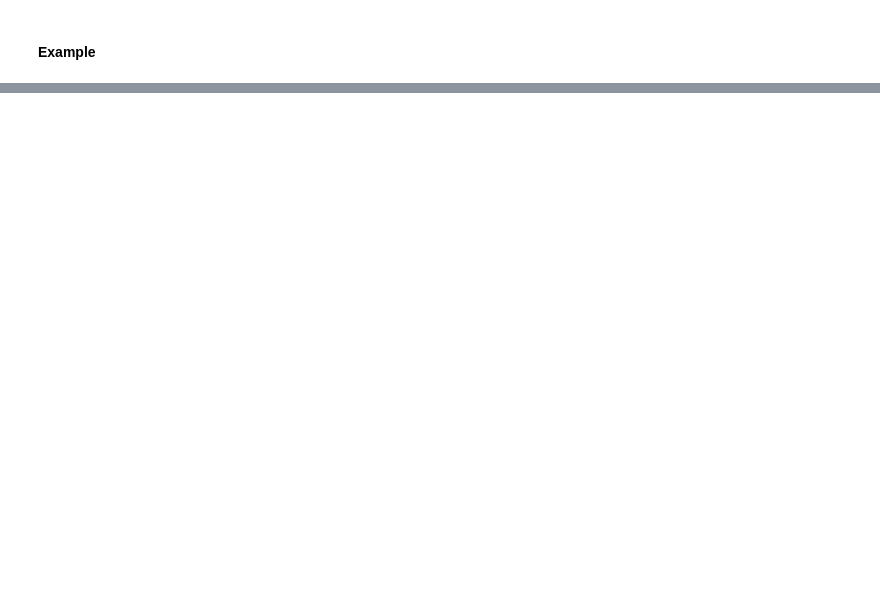
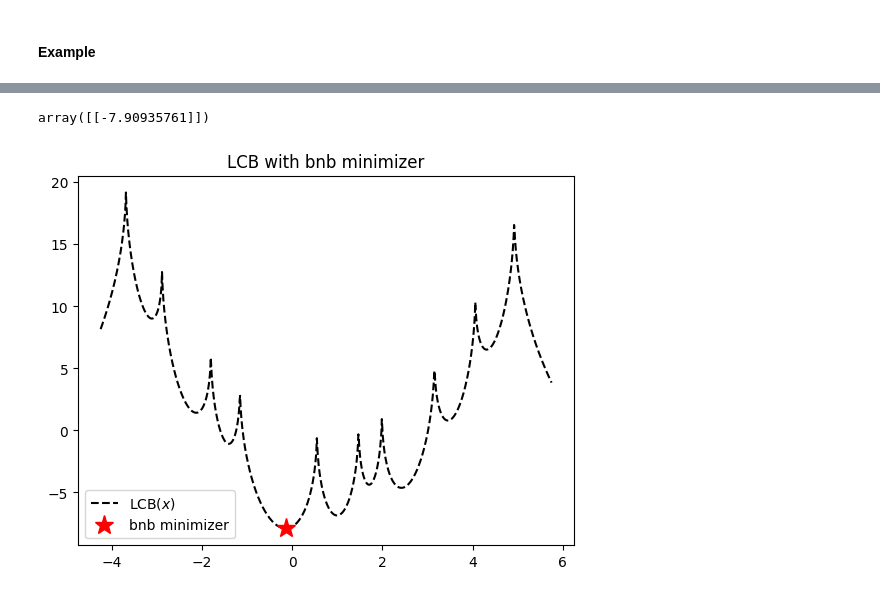
Before and after one commit to llnl/hiop, a Jupyter notebook: src/Drivers/hiopbbpy/BODemoNLP-Tucker.ipynb, the cells around one changed output, grey strips where cells are left out. Saved outputs shown, nothing was run; the diff lists cells and outputs as text; code cells hidden in the pictures; blank space fills up the shorter version.

```diff
--- a/src/Drivers/hiopbbpy/BODemoNLP-Tucker.ipynb
+++ b/src/Drivers/hiopbbpy/BODemoNLP-Tucker.ipynb
@@ -197,0 +246,18 @@ plt.show()
+# %%
+xstar_bounds = (np.array([-0.14622498]), np.array([-0.14614868]))
+xstar = np.mean([xstar_bounds[i][0] for i in range(2)])
+y_star = acqf.evaluate(np.array([[xstar]]))
+y_star
+# %% [output]
+array([[-7.90935761]])
+# %%
+#plt.plot(midpoints, LCB_Ls, label=r"LCB$_{U}(x)$")
+plt.plot(X, Y_acqf, 'k--', label=r'LCB$(x)$')
+#plt.plot(midpoints, LCB_Us, label=r"LCB$_{L}(x)$")
+plt.plot(xstar, y_star[0], "r*", markersize=14, label=r'bnb minimizer')
+#plt.plot(x_train[:,0], np.zeros(n_samples), "k*", label=r'training pts')
+plt.title('LCB with bnb minimizer'.format(nboxes))
+plt.legend()
+plt.show()
+# %% [output]
+[figure, added]
```
Also changed, not shown: parts of 16 cells of this notebook.
